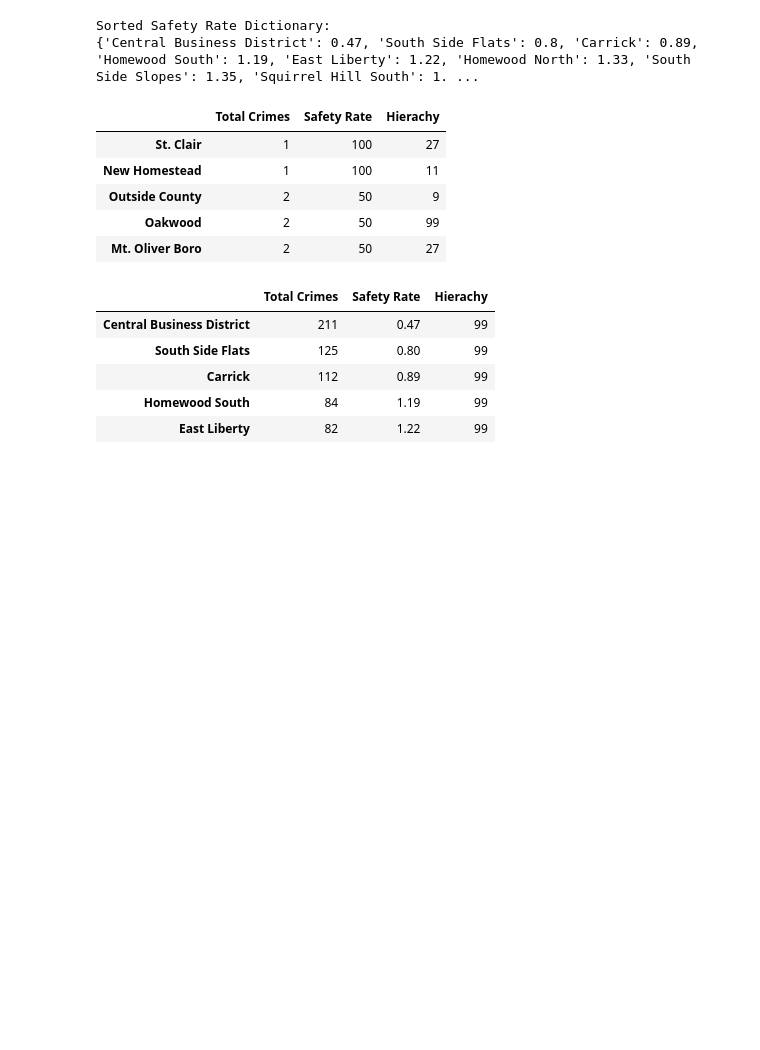
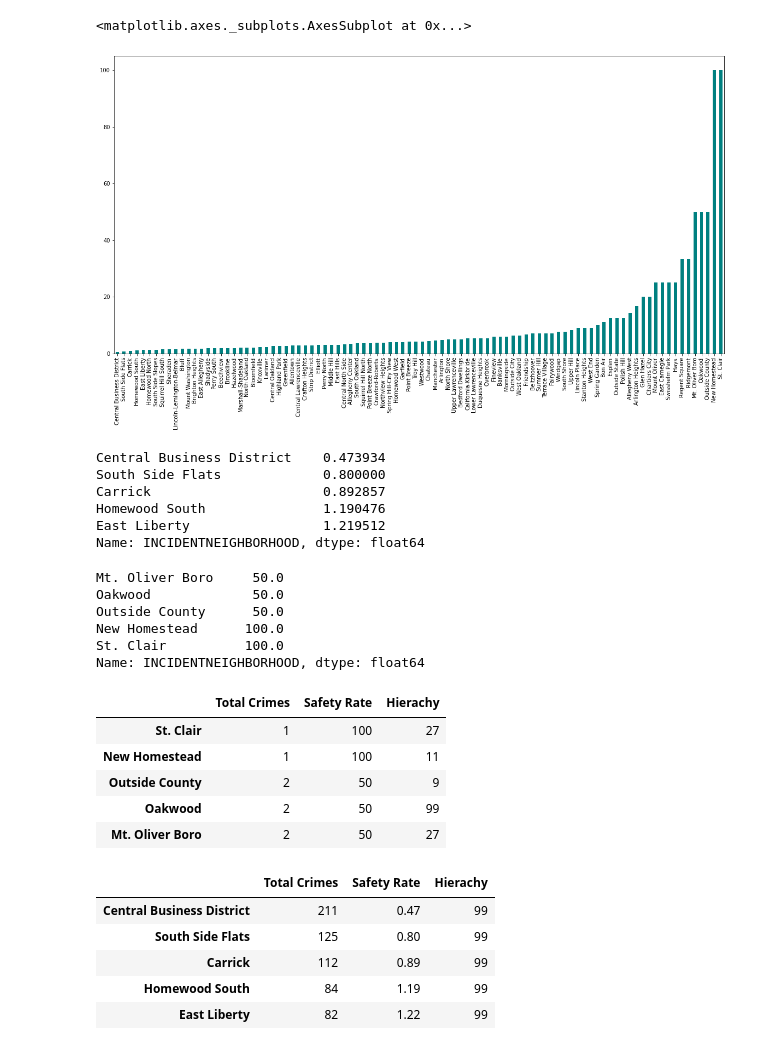
Before and after one commit to Kabi22/Big-Ideas-Final-Project, a Jupyter notebook: safety.ipynb, the cells around one changed output. Saved outputs shown, nothing was run; the diff lists cells and outputs as text; code cells hidden in the pictures; blank space fills up the shorter version.

Commit message:
final safety changes

```diff
--- a/safety.ipynb
+++ b/safety.ipynb
@@ -46,16 +34,6 @@ Sorted Total Crimes Dictionary:
 #find the safety rate in each neighborhood
 #I took 1(lowest number of crimes) and divided it by the number of crimes in each neighborhood
 # the higher the safety rate, the safer the neighborhood
-crime_rate = pd.read_csv("Data/crime_rates.csv")
-crime_rate_dict = {}
-for key, value in crime_rate.iterrows():
-    if value['INCIDENTNEIGHBORHOOD'] in crime_rate_dict.keys():
-        crime_rate_dict[value['INCIDENTNEIGHBORHOOD']] += 1
-    else:
-        crime_rate_dict[value['INCIDENTNEIGHBORHOOD']] = 1
-for metric in crime_rate_dict.keys():
-    crime_rate_dict[metric] = (1/crime_rate_dict[metric]) * 100
-    crime_rate_dict[metric] = float(round(crime_rate_dict[metric], 2))
-
-print(crime_rate_dict)
+df = (1 / crime['INCIDENTNEIGHBORHOOD'].value_counts()) * 100
+df
 # %% [output]
@@ -63,23 +52,27 @@ print(crime_rate_dict)
-# %%
-# Rearranged the safety rate in ascending order
-crime_rate = pd.read_csv("Data/crime_rates.csv")
-crime_rate_dict = {}
-for key, value in crime_rate.iterrows():
-    if value['INCIDENTNEIGHBORHOOD'] in crime_rate_dict.keys():
-        crime_rate_dict[value['INCIDENTNEIGHBORHOOD']] += 1
-    else:
-        crime_rate_dict[value['INCIDENTNEIGHBORHOOD']] = 1
-for metric in crime_rate_dict.keys():
-    crime_rate_dict[metric] = (1/crime_rate_dict[metric]) * 100
-    crime_rate_dict[metric] = float(round(crime_rate_dict[metric], 2))
-crime_rate_dict = dict( sorted(crime_rate_dict.items(),
-                           key=lambda item: item[1],
-                           reverse=False))
-print('Sorted Safety Rate Dictionary: ')
-print(crime_rate_dict)
-# %% [output]
-Sorted Safety Rate Dictionary:
-{'Central Business District': 0.47, 'South Side Flats': 0.8, 'Carrick': 0.89, 'Homewood South': 1.19, 'East Liberty': 1.22, 'Homewood North': 1.33, 'South Side Slopes': 1.35, 'Squirrel Hill South': 1. ...
+# %%
+df3 = df.plot(kind = "bar", color = "teal", figsize = (20,10))
+df3
+# %% [output]
+<matplotlib.axes._subplots.AxesSubplot at 0x...>
+[figure, added]
+# %%
+df.head(5)
+# %% [output]
+Central Business District    0.473934
+South Side Flats             0.800000
+Carrick                      0.892857
+Homewood South               1.190476
+East Liberty                 1.219512
+Name: INCIDENTNEIGHBORHOOD, dtype: float64
+# %%
+df.tail(5)
+# %% [output]
+Mt. Oliver Boro     50.0
+Oakwood             50.0
+Outside County      50.0
+New Homestead      100.0
+St. Clair          100.0
+Name: INCIDENTNEIGHBORHOOD, dtype: float64
 # %%
 #top 5 safest neighborhoods
 
```
Also changed, not shown: parts of 5 cells of this notebook, 2 other files.
